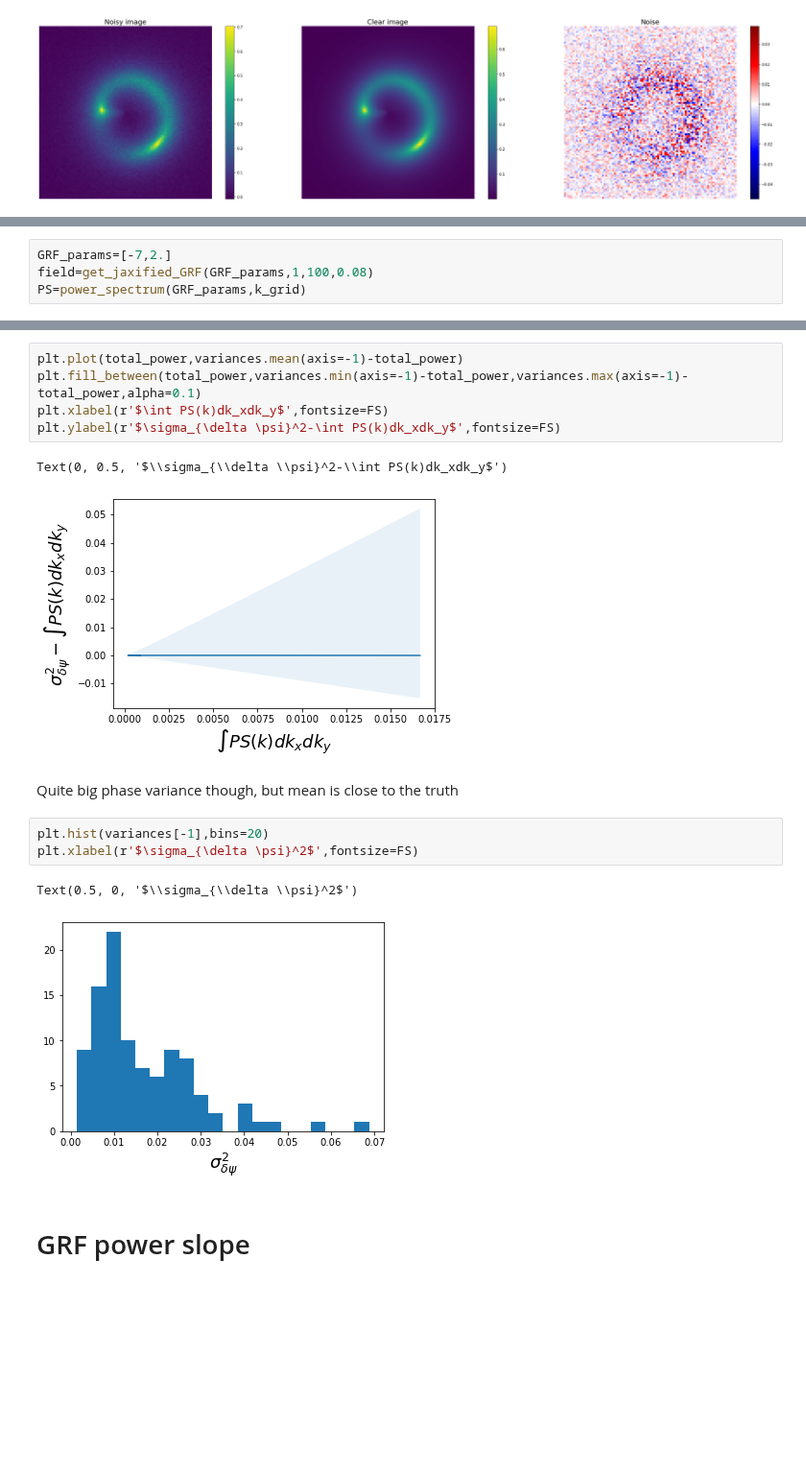
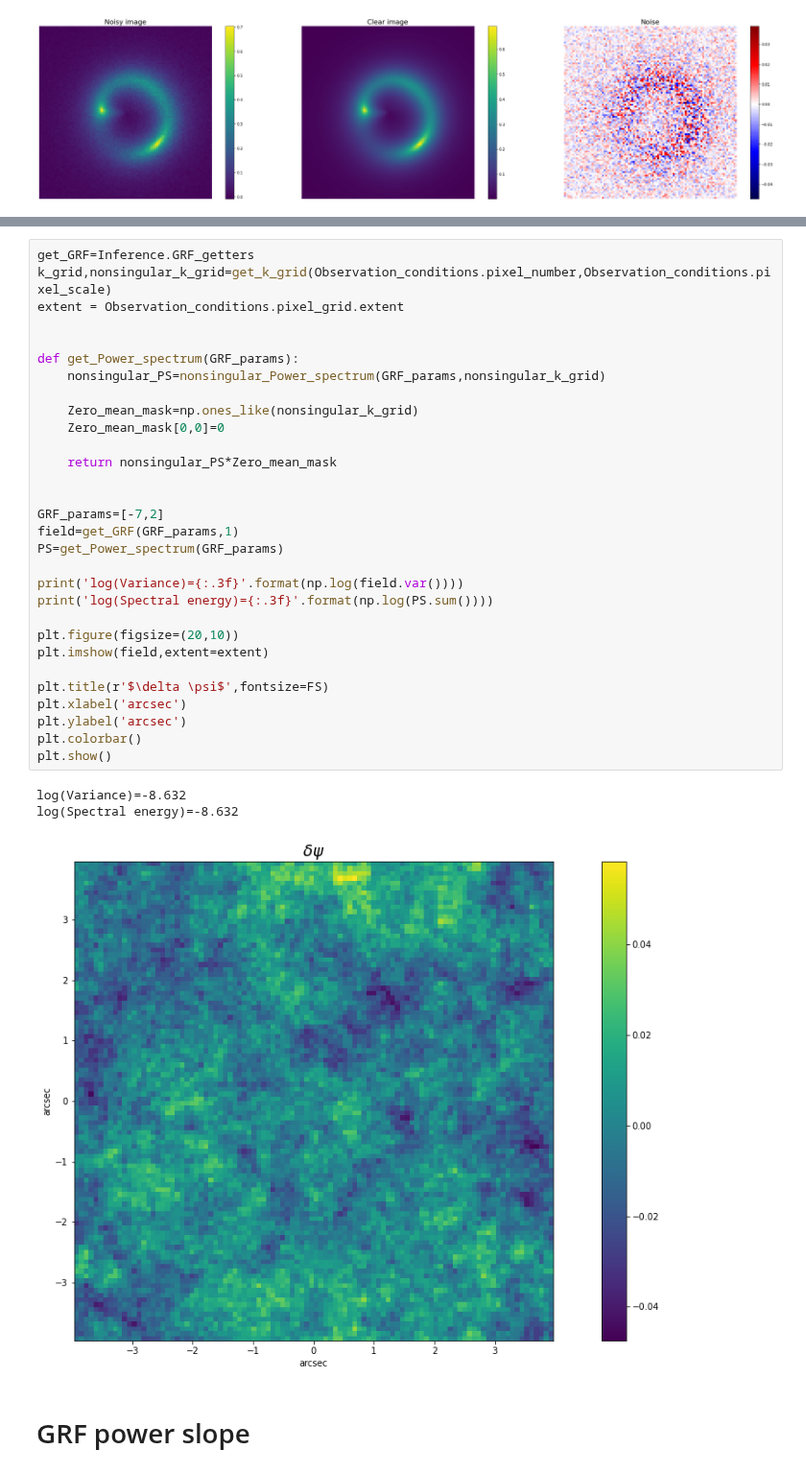
Before and after one commit to Herculens/herculens, a Jupyter notebook: GRF_perturbations/Notebooks/GRF region restriction.ipynb, the cells around one changed output, grey strips where cells are left out. Shown at 96% size. Drawn from its saved outputs; the diff is of its cells as text; blank space fills up the shorter version.

```diff
--- a/GRF_perturbations/Notebooks/GRF region restriction.ipynb
+++ b/GRF_perturbations/Notebooks/GRF region restriction.ipynb
@@ -403,4 +93,0 @@ array([ 0.        ,  0.        ,  0.        ,  0.        ,  5.3891609 ,
-# %%
-GRF_params=[-7,2.]
-field=get_jaxified_GRF(GRF_params,1,100,0.08)
-PS=power_spectrum(GRF_params,k_grid)
@@ -451,19 +94,37 @@ Linear approximation of mean  [1.00059489e+00 4.49135297e-06]
-# %%
-plt.plot(total_power,variances.mean(axis=-1)-total_power)
-plt.fill_between(total_power,variances.min(axis=-1)-total_power,variances.max(axis=-1)-total_power,alpha=0.1)
-plt.xlabel(r'$\int PS(k)dk_xdk_y$',fontsize=FS)
-plt.ylabel(r'$\sigma_{\delta \psi}^2-\int PS(k)dk_xdk_y$',fontsize=FS)
-# %% [output]
-Text(0, 0.5, '$\\sigma_{\\delta \\psi}^2-\\int PS(k)dk_xdk_y$')
-[figure, removed]
-# %% [markdown]
-Quite big phase variance though, but mean is close to the truth
-# %%
-plt.hist(variances[-1],bins=20)
-plt.xlabel(r'$\sigma_{\delta \psi}^2$',fontsize=FS)
-# %% [output]
-Text(0.5, 0, '$\\sigma_{\\delta \\psi}^2$')
-[figure, removed]
+# %%
+get_GRF=Inference.GRF_getters
+k_grid,nonsingular_k_grid=get_k_grid(Observation_conditions.pixel_number,Observation_conditions.pixel_scale)
+extent = Observation_conditions.pixel_grid.extent
+
+
+def get_Power_spectrum(GRF_params):
+    nonsingular_PS=nonsingular_Power_spectrum(GRF_params,nonsingular_k_grid)
+
+    Zero_mean_mask=np.ones_like(nonsingular_k_grid)
+    Zero_mean_mask[0,0]=0
+
+    return nonsingular_PS*Zero_mean_mask
+
+
+GRF_params=[-7,2]
+field=get_GRF(GRF_params,1)
+PS=get_Power_spectrum(GRF_params)
+
+print('log(Variance)={:.3f}'.format(np.log(field.var())))
+print('log(Spectral energy)={:.3f}'.format(np.log(PS.sum())))
+
+plt.figure(figsize=(20,10))
+plt.imshow(field,extent=extent)
+
+plt.title(r'$\delta \psi$',fontsize=FS)
+plt.xlabel('arcsec')
+plt.ylabel('arcsec')
+plt.colorbar()
+plt.show()
+# %% [output]
+log(Variance)=-8.632
+log(Spectral energy)=-8.632
+[figure, added]
 # %% [markdown]
 # GRF power slope
 # %% [markdown]
```
Also changed, not shown: parts of 53 cells of this notebook, 6 other files.
